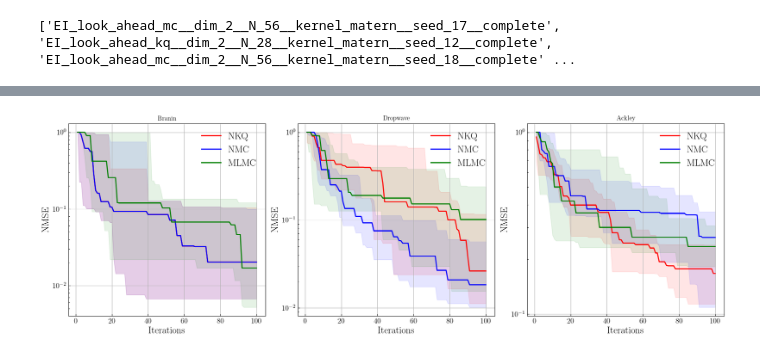
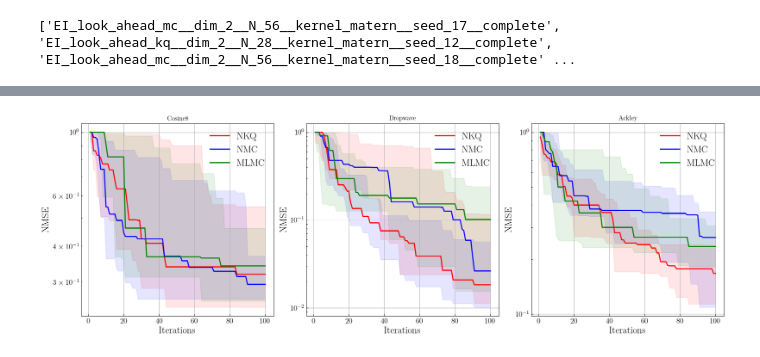
Before and after one commit to hudsonchen/nest_bq, a Jupyter notebook: plotting_notebooks/bo.ipynb, the cells around one changed output, grey strips where cells are left out. Cells and saved outputs as stored; diff of their text form; code cells hidden in the pictures.

```diff
--- a/plotting_notebooks/bo.ipynb
+++ b/plotting_notebooks/bo.ipynb
@@ -205,50 +264,62 @@ fig, axs = plt.subplots(1, 3, figsize=(18, 6))  # 3 rows, 1 column of subplots
 
 
 # First plot for I_nkq_median_branin
-axs[0].plot(iter_array, I_nkq_median_branin, label='NKQ', color='red')
-axs[0].fill_between(iter_array, I_nkq_q25_branin, I_nkq_q75_branin, alpha=0.1, color='red')
-axs[0].plot(iter_array, I_nmc_median_branin, label='NMC', color='blue')
-axs[0].fill_between(iter_array, I_nmc_q25_branin, I_nmc_q75_branin, alpha=0.1, color='blue')
-axs[0].plot(iter_array, I_mlmc_median_branin, label='MLMC', color='green')
-axs[0].fill_between(iter_array, I_mlmc_q25_branin, I_mlmc_q75_branin, alpha=0.1, color='green')
+# axs[0].plot(iter_array, I_nkq_median_branin, label='NKQ', color='red')
+# axs[0].fill_between(iter_array, I_nkq_q25_branin, I_nkq_q75_branin, alpha=0.1, color='red')
+# axs[0].plot(iter_array, I_nmc_median_branin, label='NMC', color='blue')
+# axs[0].fill_between(iter_array, I_nmc_q25_branin, I_nmc_q75_branin, alpha=0.1, color='blue')
+# axs[0].plot(iter_array, I_mlmc_median_branin, label='MLMC', color='green')
+# axs[0].fill_between(iter_array, I_mlmc_q25_branin, I_mlmc_q75_branin, alpha=0.1, color='green')
+# axs[0].set_xlabel('Iterations')
+# axs[0].set_ylabel('NMSE')
+# axs[0].set_yscale('log')
+# axs[0].legend()
+# axs[0].set_title('Branin')
+
+axs[0].plot(iter_array, I_nkq_median_cosine, label='NKQ', color='red')
+axs[0].fill_between(iter_array, I_nkq_q25_cosine, I_nkq_q75_cosine, alpha=0.1, color='red')
+axs[0].plot(iter_array, I_nmc_median_cosine, label='NMC', color='blue')
+axs[0].fill_between(iter_array, I_nmc_q25_cosine, I_nmc_q75_cosine, alpha=0.1, color='blue')
+axs[0].plot(iter_array, I_mlmc_median_cosine, label='MLMC', color='green')
+axs[0].fill_between(iter_array, I_mlmc_q25_cosine, I_mlmc_q75_cosine, alpha=0.1, color='green')
 axs[0].set_xlabel('Iterations')
 axs[0].set_ylabel('NMSE')
 axs[0].set_yscale('log')
 axs[0].legend()
-axs[0].set_title('Branin')
+axs[0].set_title('Cosine8')
 
 # Second plot for I_nkq_median_dropwave
-axs[1].plot(iter_array, I_nkq_median_dropwave, label='NKQ', color='red')
+axs[1].plot(iter_array, I_nmc_median_dropwave, label='NKQ', color='red')
 axs[1].fill_between(iter_array, I_nkq_q25_dropwave, I_nkq_q75_dropwave, alpha=0.1, color='red')
-axs[1].plot(iter_array, I_nmc_median_dropwave, label='NMC', color='blue')
+axs[1].plot(iter_array, I_nkq_median_dropwave, label='NMC', color='blue')
 axs[1].fill_between(iter_array, I_nmc_q25_dropwave, I_nmc_q75_dropwave, alpha=0.1, color='blue')
 axs[1].plot(iter_array, I_mlmc_median_dropwave, label='MLMC', color='green')
 axs[1].fill_between(iter_array, I_mlmc_q25_dropwave, I_mlmc_q75_dropwave, alpha=0.1, color='green')
 axs[1].set_xlabel('Iterations')
 axs[1].set_ylabel('NMSE')
 axs[1].set_yscale('log')
 axs[1].legend()
 axs[1].set_title('Dropwave')
 
 # Second plot for I_nkq_median_ackley
 axs[2].plot(iter_array, I_nkq_median_ackley, label='NKQ', color='red')
 axs[2].fill_between(iter_array, I_nkq_q25_ackley, I_nkq_q75_ackley, alpha=0.1, color='red')
 axs[2].plot(iter_array, I_nmc_median_ackley, label='NMC', color='blue')
 axs[2].fill_between(iter_array, I_nmc_q25_ackley, I_nmc_q75_ackley, alpha=0.1, color='blue')
 axs[2].plot(iter_array, I_mlmc_median_ackley, label='MLMC', color='green')
 axs[2].fill_between(iter_array, I_mlmc_q25_ackley, I_mlmc_q75_ackley, alpha=0.1, color='green')
 axs[2].set_xlabel('Iterations')
 axs[2].set_ylabel('NMSE')
 axs[2].set_yscale('log')
 axs[2].legend()
 axs[2].set_title('Ackley')
 # Adjust the layout to prevent overlap
 plt.tight_layout()
 
 # Show the plot
 plt.show()
 # %% [output]
-[figure, old version]
+[figure, new version]
 # %%
 I_nkq_median_branin
 # %% [output]
```
Also changed, not shown: parts of 4 cells of this notebook, 4 other files.
